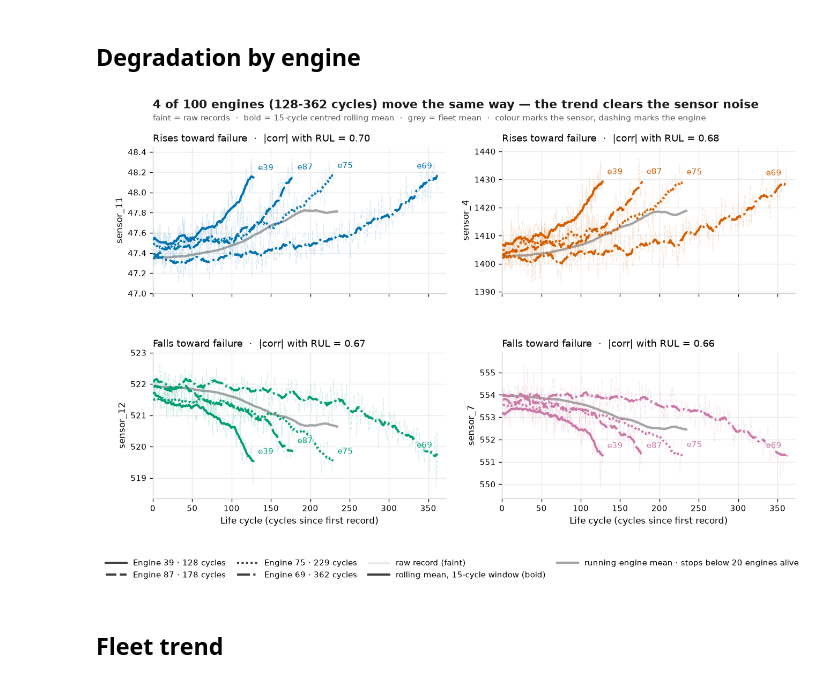
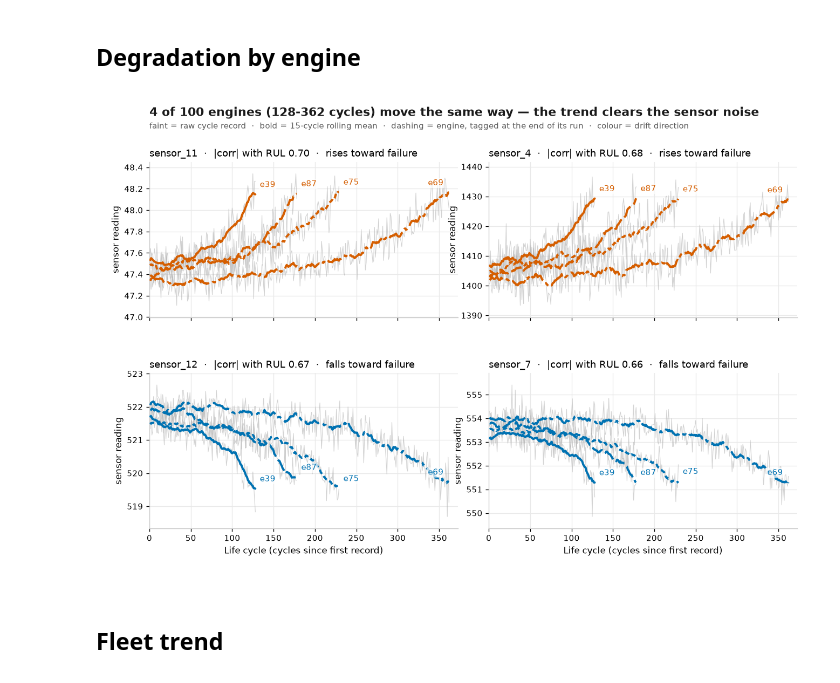
Before and after one commit to rafaa-sf/RULPTE, a Jupyter notebook: rul_prediction.ipynb, the cells around one changed output. Drawn from its saved outputs; the diff is of its cells as text; code cells hidden in the pictures.

```diff
--- a/rul_prediction.ipynb
+++ b/rul_prediction.ipynb
@@ -24,6 +23,21 @@ DATA = Path("data")
 TRAIN = DATA / "train_FD001.txt"
 TEST = DATA / "test_FD001.txt"
 RUL = DATA / "RUL_FD001.txt"
+# %%
+# One role palette and one type/size scale for every figure below.
+STYLE = {
+    "ink": "#1A1A1A", "muted": "#595959", "faint": "#8C8C8C", "rule": "#707070",
+    "grid": "#E9E9E9", "edge": "#C9C9C9", "raw": "#B0B0B0",
+    "rise": "#D55E00", "fall": "#0072B2", "band": "#9E9E9E66",  # drift direction, IQR band
+    "size": (11.0, 7.6), "pair": (9.9, 5.5),  # 2x2 canvas, two-panel canvas
+    "title": 13, "subtitle": 9, "panel": 10.5, "label": 10, "tick": 9, "tag": 9,
+}
+plt.rcParams.update({
+    "font.size": STYLE["label"], "axes.titlesize": STYLE["panel"], "axes.labelsize": STYLE["label"],
+    "xtick.labelsize": STYLE["tick"], "ytick.labelsize": STYLE["tick"], "axes.grid": True,
+    "grid.color": STYLE["grid"], "grid.linewidth": 0.8, "axes.edgecolor": STYLE["edge"],
+    "axes.spines.top": False, "axes.spines.right": False, "figure.facecolor": "white",
+})
 # %% [markdown]
 ## Load data
 # %%
@@ -103,80 +117,53 @@ kept sensors: 14
 corr = train[KEEP_SENSORS].apply(lambda s: s.corr(train["RUL"]))
 TOP = list(corr.abs().sort_values(ascending=False).head(4).index)
 life = train.groupby("unit")["cycle"].max()
 engines = [life.idxmin(), (life - life.quantile(0.25)).abs().idxmin(),
            (life - life.quantile(0.75)).abs().idxmin(), life.idxmax()]
+ENGINE_DASH = ["-", (0, (6, 1.8)), (0, (2.2, 1.4)), (0, (9, 1.8, 2, 1.8))]
+WIN = 15      # cycles in the centred rolling mean
+LEFT = 0.075  # every figure starts its title and its left axis here
 
-# One fixed colour per sensor, keyed to TOP in the same order; the fleet-trend
-# cell reuses SENSOR_COLORS so a sensor keeps the same hue in both figures
-# (Okabe-Ito, colourblind-safe).
-SENSOR_COLORS = dict(zip(TOP, ["#0072B2", "#D55E00", "#009E73", "#CC79A7"]))
-ENGINE_DASH = ["-", (0, (5, 1.6)), (0, (1, 1.1)), (0, (6, 1.6, 1, 1.6))]
-WIN = 15        # cycles in the centred rolling mean
-MIN_ALIVE = 20  # fleet mean is drawn only while at least this many engines run
-
-plt.rcParams.update({
-    "font.size": 10, "axes.titlesize": 10.5, "axes.labelsize": 10,
-    "xtick.labelsize": 9, "ytick.labelsize": 9, "legend.fontsize": 9,
-    "axes.grid": True, "grid.color": "#E9E9E9", "grid.linewidth": 0.8,
-    "axes.edgecolor": "#CCCCCC", "axes.spines.top": False,
-    "axes.spines.right": False, "figure.facecolor": "white",
-})
-
-fig, axes = plt.subplots(2, 2, figsize=(11, 7.9), dpi=120, sharex=True)
-fig.subplots_adjust(left=0.077, right=0.985, top=0.878, bottom=0.185,
-                    hspace=0.40, wspace=0.19)
-alive = train.groupby("cycle")["unit"].nunique()  # engines still recording per cycle
+fig, axes = plt.subplots(2, 2, figsize=STYLE["size"], dpi=120, sharex=True)
+fig.subplots_adjust(left=LEFT, right=0.985, top=0.86, bottom=0.115,
+                    hspace=0.36, wspace=0.10)
 
 for ax, s in zip(axes.ravel(), TOP):
-    col = SENSOR_COLORS[s]
-    fleet = train.groupby("cycle")[s].mean()
-    fleet = fleet[alive >= MIN_ALIVE].rolling(WIN, center=True, min_periods=3).mean()
-    ax.plot(fleet.index, fleet.to_numpy(), color="#A6A6A6", lw=2.6, zorder=1)
+    col = STYLE["rise"] if corr[s] < 0 else STYLE["fall"]
     for u, dash in zip(engines, ENGINE_DASH):
         d = train.loc[train["unit"] == u].sort_values("cycle")
         smooth = d[s].rolling(WIN, center=True, min_periods=3).mean()
-        ax.plot(d["cycle"], d[s], color=col, ls=dash, lw=0.6, alpha=0.18, zorder=2)
+        ax.plot(d["cycle"], d[s], color=STYLE["raw"], ls="-", lw=0.7, alpha=0.55, zorder=2)
         ax.plot(d["cycle"], smooth, color=col, ls=dash, lw=2.4, zorder=3,
                 solid_capstyle="round")
         # engine tag at the end of its own trace: the longest one is placed
         # inside the axes so it cannot be clipped
         last = u == life.idxmax()
         ax.annotate(f"e{u}", (d["cycle"].iloc[-1], smooth.iloc[-1]),
                     xytext=(-6, 6) if last else (5, 6), textcoords="offset points",
                     ha="right" if last else "left", va="bottom",
-                    fontsize=9, color=col, zorder=4,
-                    bbox=dict(boxstyle="round,pad=0.12", fc="white",
-                              ec="none", alpha=0.72))
-    ax.set_title(f"{'Rises' if corr[s] < 0 else 'Falls'} toward failure  ·  "
-                 f"|corr| with RUL = {abs(corr[s]):.2f}", loc="left")
-    ax.set_ylabel(s)
+                    fontsize=STYLE["tag"], color=col, zorder=4,
+                    bbox=dict(boxstyle="round,pad=0.12", fc="white", ec="none", alpha=0.72))
+    ax.set_title(f"{s}  ·  |corr| with RUL {abs(corr[s]):.2f}  ·  "
+                 f"{'rises' if corr[s] < 0 else 'falls'} toward failure", loc="left")
+    ax.set_ylabel("sensor reading")
     ax.margins(x=0.02, y=0.09)
     ax.set_xlim(0, life.max() * 1.03)
     ax.set_axisbelow(True)
 
 for a in axes[1, :]:
     a.set_xlabel("Life cycle (cycles since first record)")
 
-handles = ([Line2D([], [], color="#404040", lw=2.4, ls=dash,
-                   label=f"Engine {u} · {int(life[u])} cycles")
-            for u, dash in zip(engines, ENGINE_DASH)]
-           + [Line2D([], [], color="#404040", lw=0.8, alpha=0.45,
-                     label="raw record (faint)"),
-              Line2D([], [], color="#404040", lw=2.4,
-                     label=f"rolling mean, {WIN}-cycle window (bold)"),
-              Line2D([], [], color="#A6A6A6", lw=2.6,
-                     label=f"running-engine mean · stops below {MIN_ALIVE} engines alive")])
 fig.suptitle(f"{len(engines)} of {train['unit'].nunique()} engines "
              f"({int(life.min())}-{int(life.max())} cycles) move the same way — "
              f"the trend clears the sensor noise",
-             x=0.077, y=0.972, ha="left", fontsize=13, fontweight="bold", color="#1A1A1A")
-fig.text(0.077, 0.930, f"faint = raw records  ·  bold = {WIN}-cycle centred rolling mean  ·  "
-         "grey = fleet mean  ·  colour marks the sensor, dashing marks the engine",
-         ha="left", fontsize=9, color="#555555")
-fig.legend(handles=handles, loc="lower center", bbox_to_anchor=(0.5, 0.012),
-           ncol=4, frameon=False, columnspacing=1.4, handlelength=2.6)
+             x=LEFT, y=0.972, ha="left", fontsize=STYLE["title"], fontweight="bold",
+             color=STYLE["ink"])
+fig.text(LEFT, 0.928,
+         f"faint = raw cycle record  ·  bold = {WIN}-cycle rolling mean  ·  "
+         f"dashing = engine, tagged at the end of its run  ·  colour = drift direction",
+         ha="left", fontsize=STYLE["subtitle"], color=STYLE["muted"])
 # %% [output]
-[figure, old version]
+[figure, new version]
 # %% [markdown]
 ## Fleet trend
 # %%
```
Also changed, not shown: parts of 3 cells of this notebook.
